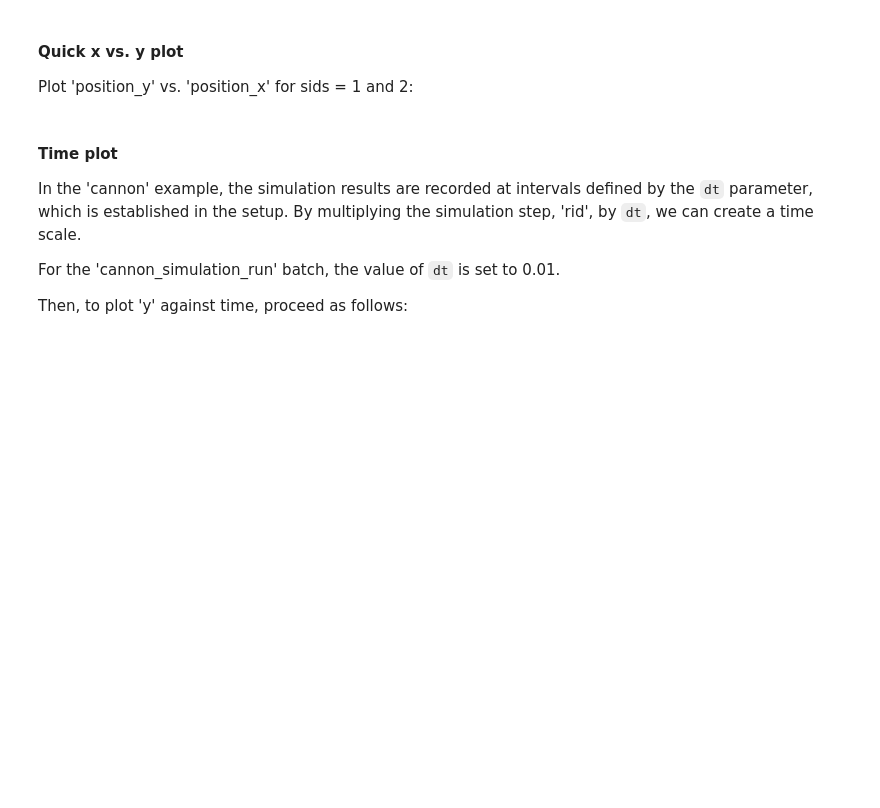
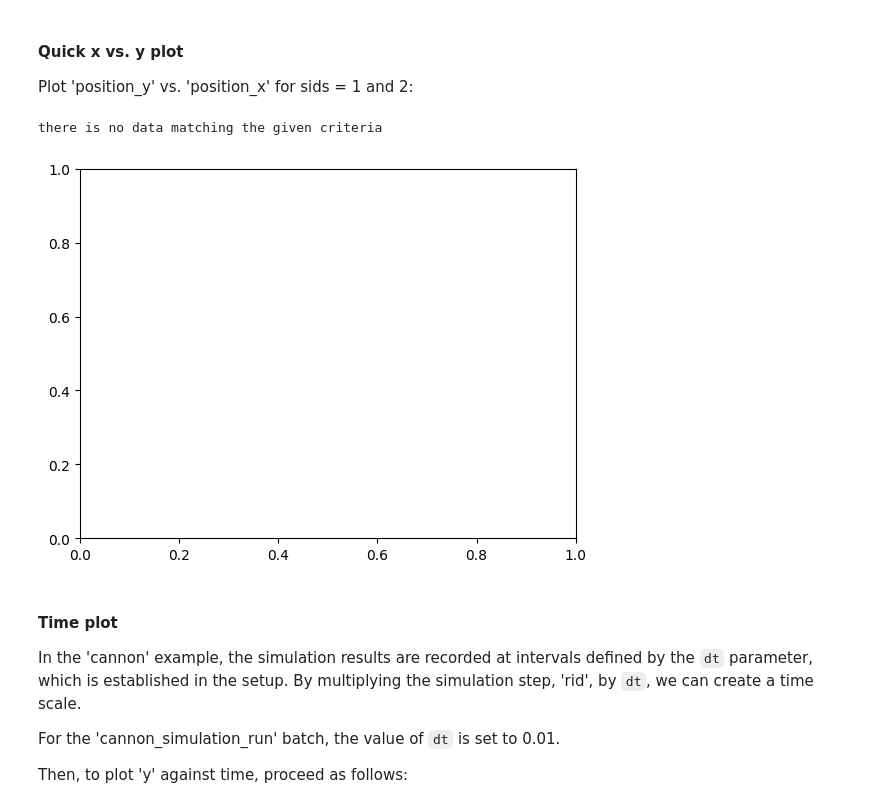
Before and after one commit to citros-garden/cannon, a Jupyter notebook: citros_template/notebooks/data_analysis.ipynb, the cells around one changed output. Cells and saved outputs as stored; diff of their text form; code cells hidden in the pictures; blank space fills up the shorter version.

```diff
--- a/citros_template/notebooks/data_analysis.ipynb
+++ b/citros_template/notebooks/data_analysis.ipynb
@@ -140,4 +187,4 @@ with each json object separated into individual columns.
 Since there are only two json objects, the result will be identical to the previous case where the labels were explicitly
 listed and passed as an argument:
 # %%
-citros.batch(my_batch).topic('/cannon/state').data().head(5)
+citros.simulation(my_simulation).batch(my_batch).topic('/cannon/state').data().head(5)
@@ -146,4 +200,4 @@ As mentioned in the 'cannon' repository description, the outcome of the simulati
 ['position_x', 'position_y', 'velocity_x', 'velocity_y'].
 To get, for example, only data corresponding to position_x, specify index 0:
 # %%
-citros.batch(my_batch).topic('/cannon/state').data('data.data[0]').head(5)
+citros.simulation(my_simulation).batch(my_batch).topic('/cannon/state').data('data.data[0]').head(5)
@@ -150,4 +211,4 @@ citros.batch(my_batch).topic('/cannon/state').data('data.data[0]').head(5)
 # %% [markdown]
 To get only velocities, velocity_x and velocity_y:
 # %%
-citros.batch(my_batch).topic('/cannon/state').data(['data.data[2]','data.data[3]']).head(5)
+citros.simulation(my_simulation).batch(my_batch).topic('/cannon/state').data(['data.data[2]','data.data[3]']).head(5)
@@ -155,4 +223,4 @@ citros.batch(my_batch).topic('/cannon/state').data(['data.data[2]','data.data[3]
 To get data only for specific simulations, indicate them by `sid()` method before calling `data()`.
 For example, to get position_y data only for simulations 2 and 3:
 # %%
-citros.batch(my_batch).topic('/cannon/state').sid([2, 3]).data('data.data[1]')
+citros.simulation(my_simulation).batch(my_batch).topic('/cannon/state').sid([2, 3]).data('data.data[1]')
@@ -286,13 +433,16 @@ Plot 'position_y' vs. 'position_x' for sids = 1 and 2:
 # %%
 #import matplotlib
 import matplotlib.pyplot as plt
 
 #create a figure to plot on
 fig, ax = plt.subplots()
 
-citros.batch(my_batch).topic('/cannon/state').sid([1,2]).\
+citros.simulation(my_simulation).batch(my_batch).topic('/cannon/state').sid([1,2]).\
         xy_plot(ax, var_x_name = 'data.data[0]',var_y_name = 'data.data[1]',
                 x_label = 'x', y_label = 'y', title_text = 'y vs. x')
+# %% [output]
+there is no data matching the given criteria
+[figure, added]
 # %% [markdown]
 #### Time plot
 
```
Also changed, not shown: parts of 54 cells of this notebook, 51 other files.
